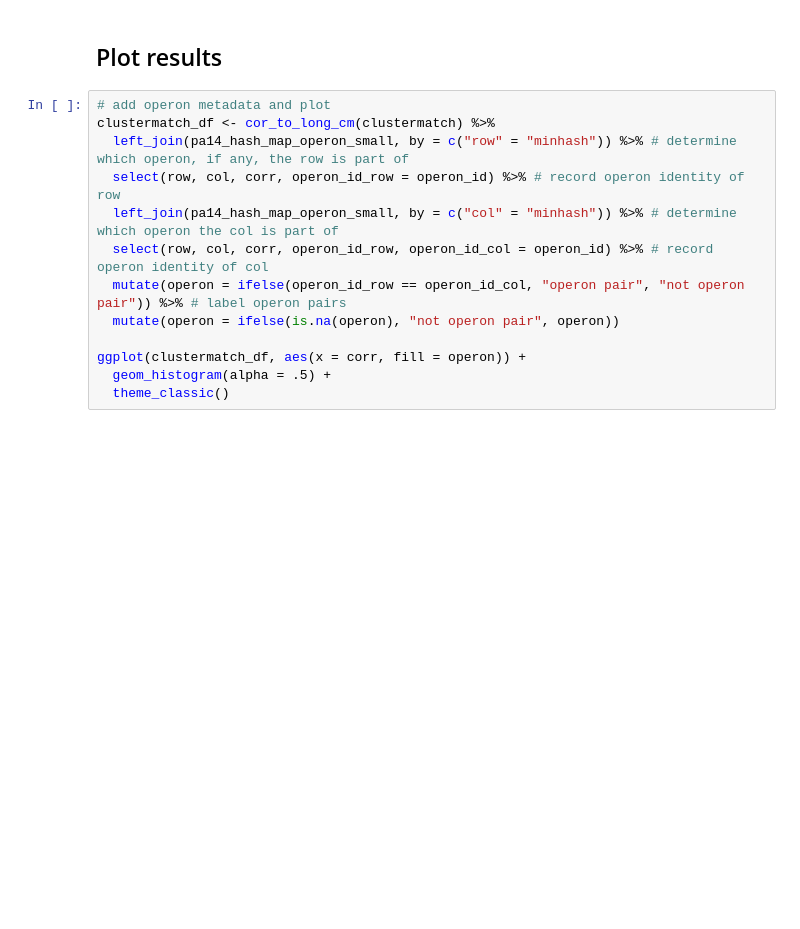
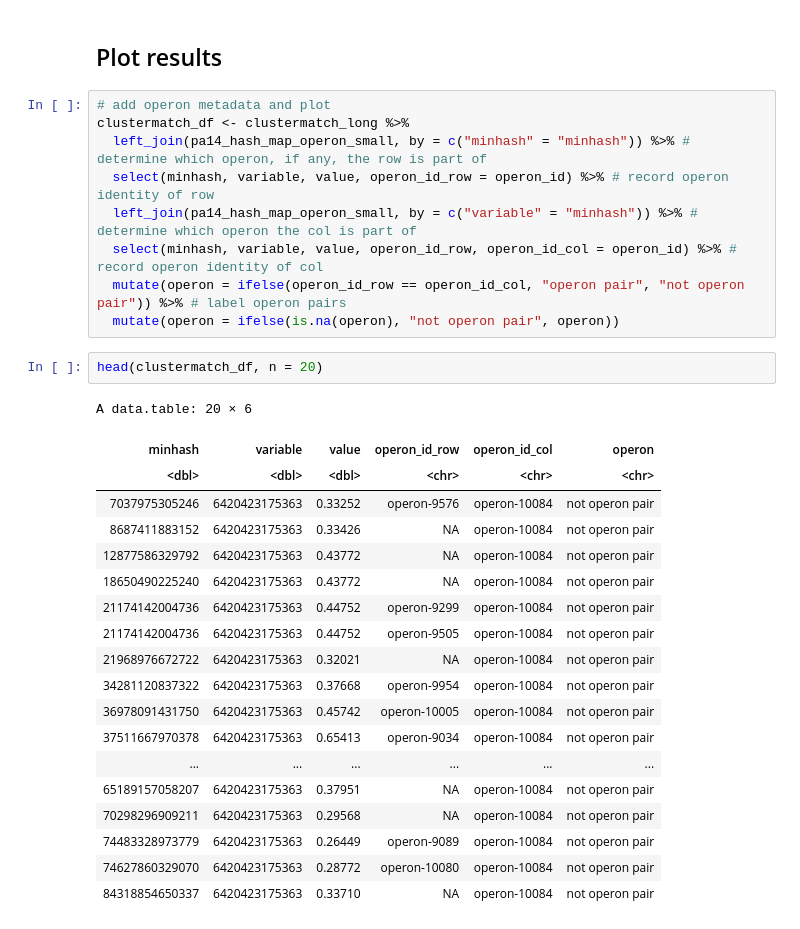
Before and after one commit to taylorreiter/2022-test-sketch-core-accessory-interactome, a Jupyter notebook: notebooks/20220406_plot_clustermatch_results.ipynb, the cells around one changed output. Drawn from its saved outputs; the diff is of its cells as text; blank space fills up the shorter version.

```diff
--- a/notebooks/20220406_plot_clustermatch_results.ipynb
+++ b/notebooks/20220406_plot_clustermatch_results.ipynb
@@ -73,14 +68,32 @@ pa14_hash_map_operon_small <- pa14_hash_map_operon %>%
 ## Plot results
 # %%
 # add operon metadata and plot
-clustermatch_df <- cor_to_long_cm(clustermatch) %>%
-  left_join(pa14_hash_map_operon_small, by = c("row" = "minhash")) %>% # determine which operon, if any, the row is part of
-  select(row, col, corr, operon_id_row = operon_id) %>% # record operon identity of row
-  left_join(pa14_hash_map_operon_small, by = c("col" = "minhash")) %>% # determine which operon the col is part of
-  select(row, col, corr, operon_id_row, operon_id_col = operon_id) %>% # record operon identity of col
+clustermatch_df <- clustermatch_long %>%
+  left_join(pa14_hash_map_operon_small, by = c("minhash" = "minhash")) %>% # determine which operon, if any, the row is part of
+  select(minhash, variable, value, operon_id_row = operon_id) %>% # record operon identity of row
+  left_join(pa14_hash_map_operon_small, by = c("variable" = "minhash")) %>% # determine which operon the col is part of
+  select(minhash, variable, value, operon_id_row, operon_id_col = operon_id) %>% # record operon identity of col
   mutate(operon = ifelse(operon_id_row == operon_id_col, "operon pair", "not operon pair")) %>% # label operon pairs
   mutate(operon = ifelse(is.na(operon), "not operon pair", operon))
-
-ggplot(clustermatch_df, aes(x = corr, fill = operon)) +
-  geom_histogram(alpha = .5) +
-  theme_classic()
+# %%
+head(clustermatch_df, n = 20)
+# %% [output]
+A data.table: 20 × 6
+| minhash | variable | value | operon_id_row | operon_id_col | operon |
+| <dbl> | <dbl> | <dbl> | <chr> | <chr> | <chr> |
+| 7037975305246 | 6420423175363 | 0.33252 | operon-9576 | operon-10084 | not operon pair |
+| 8687411883152 | 6420423175363 | 0.33426 | NA | operon-10084 | not operon pair |
+| 12877586329792 | 6420423175363 | 0.43772 | NA | operon-10084 | not operon pair |
+| 18650490225240 | 6420423175363 | 0.43772 | NA | operon-10084 | not operon pair |
+| 21174142004736 | 6420423175363 | 0.44752 | operon-9299 | operon-10084 | not operon pair |
+| 21174142004736 | 6420423175363 | 0.44752 | operon-9505 | operon-10084 | not operon pair |
+| 21968976672722 | 6420423175363 | 0.32021 | NA | operon-10084 | not operon pair |
+| 34281120837322 | 6420423175363 | 0.37668 | operon-9954 | operon-10084 | not operon pair |
+| 36978091431750 | 6420423175363 | 0.45742 | operon-10005 | operon-10084 | not operon pair |
+| 37511667970378 | 6420423175363 | 0.65413 | operon-9034 | operon-10084 | not operon pair |
+| ... | ... | ... | ... | ... | ... |
+| 65189157058207 | 6420423175363 | 0.37951 | NA | operon-10084 | not operon pair |
+| 70298296909211 | 6420423175363 | 0.29568 | NA | operon-10084 | not operon pair |
+| 74483328973779 | 6420423175363 | 0.26449 | operon-9089 | operon-10084 | not operon pair |
+| 74627860329070 | 6420423175363 | 0.28772 | operon-10080 | operon-10084 | not operon pair |
+| 84318854650337 | 6420423175363 | 0.33710 | NA | operon-10084 | not operon pair |
```
Also changed, not shown: parts of 12 cells of this notebook.
